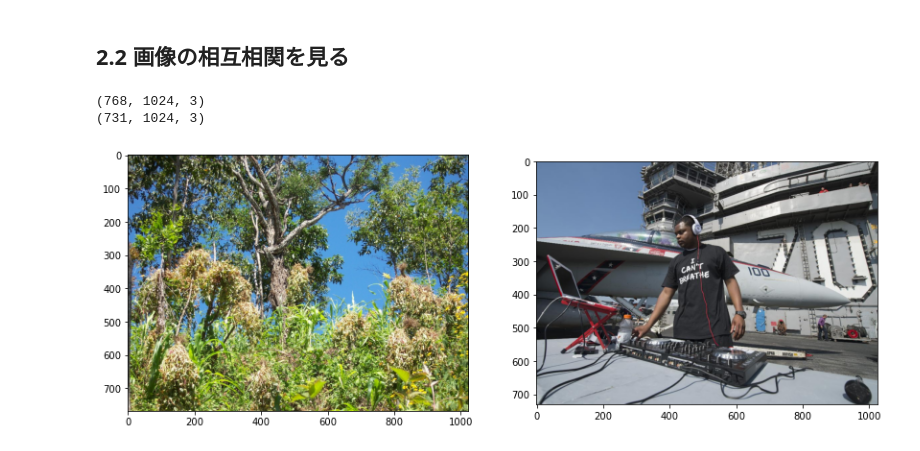
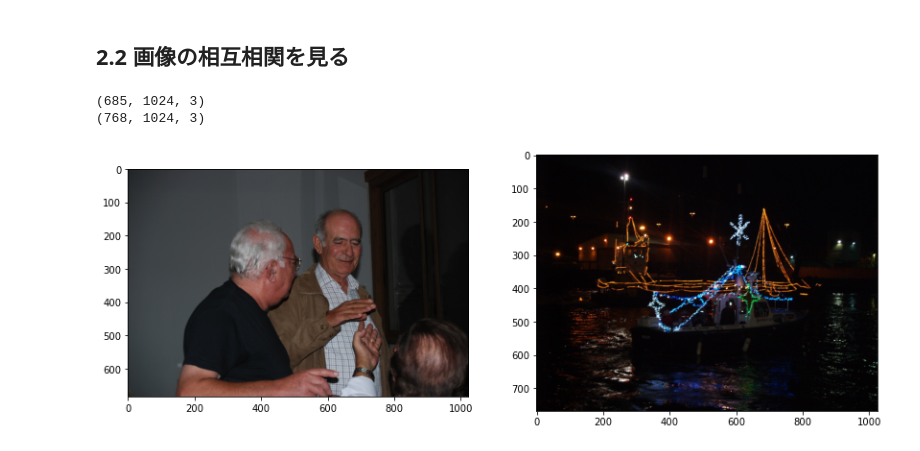
Before and after one commit to n-nooobu/masterthesis, a Jupyter notebook: src/correlation.ipynb, the cells around one changed output. Drawn from its saved outputs; the diff is of its cells as text; code cells hidden in the pictures.

```diff
--- a/src/correlation.ipynb
+++ b/src/correlation.ipynb
@@ -93,26 +94,26 @@ print(corr)
 ## 2.2 画像の相互相関を見る
 # %%
 target_dir = 'train_0'
-image_number0 = 25
-image_number1 = 89
+image_number0 = 4
+image_number1 = 8
 
 img0 = load_image(target_dir, image_number0)
 img_array0 = np.array(img0)
 print(img_array0.shape)
 img1 = load_image(target_dir, image_number1)
 img_array1 = np.array(img1)
 print(img_array1.shape)
 
 fig = plt.figure(figsize=(14, 6))
 ax0 = fig.add_subplot(1, 2, 1)
 ax1 = fig.add_subplot(1, 2, 2)
 
 ax0.imshow(img0)
 ax1.imshow(img1);
 # %% [output]
+(685, 1024, 3)
 (768, 1024, 3)
-(731, 1024, 3)
-[figure, old version]
+[figure, new version]
 # %%
 corr = image_correlation(img_array0[:min(img_array0.shape[0], img_array1.shape[0]), :min(img_array0.shape[1], img_array1.shape[1])], img_array1[:min(img_array0.shape[0], img_array1.shape[0]), :min(img_array0.shape[1], img_array1.shape[1])])
 print(corr)
```
Also changed, not shown: parts of 7 cells of this notebook, 4 other files.
